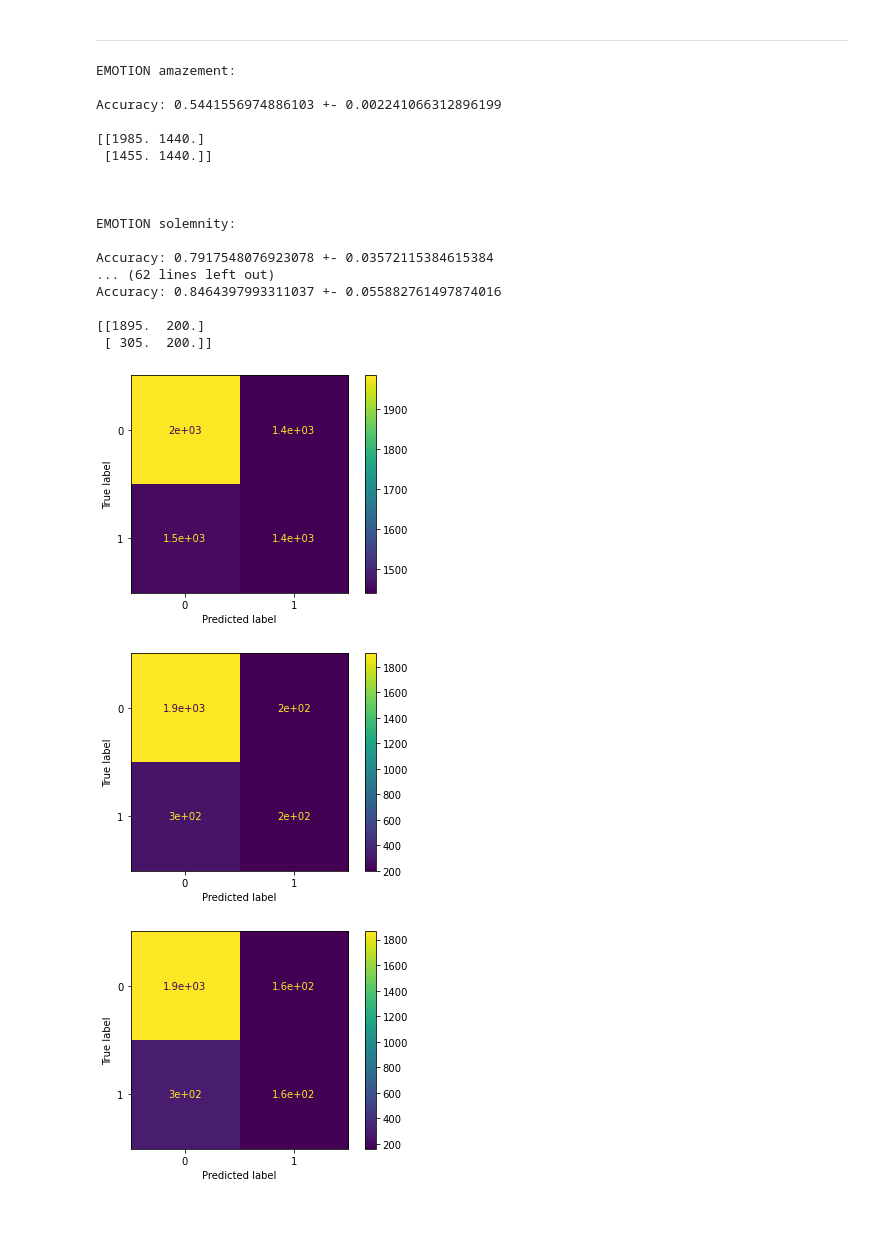
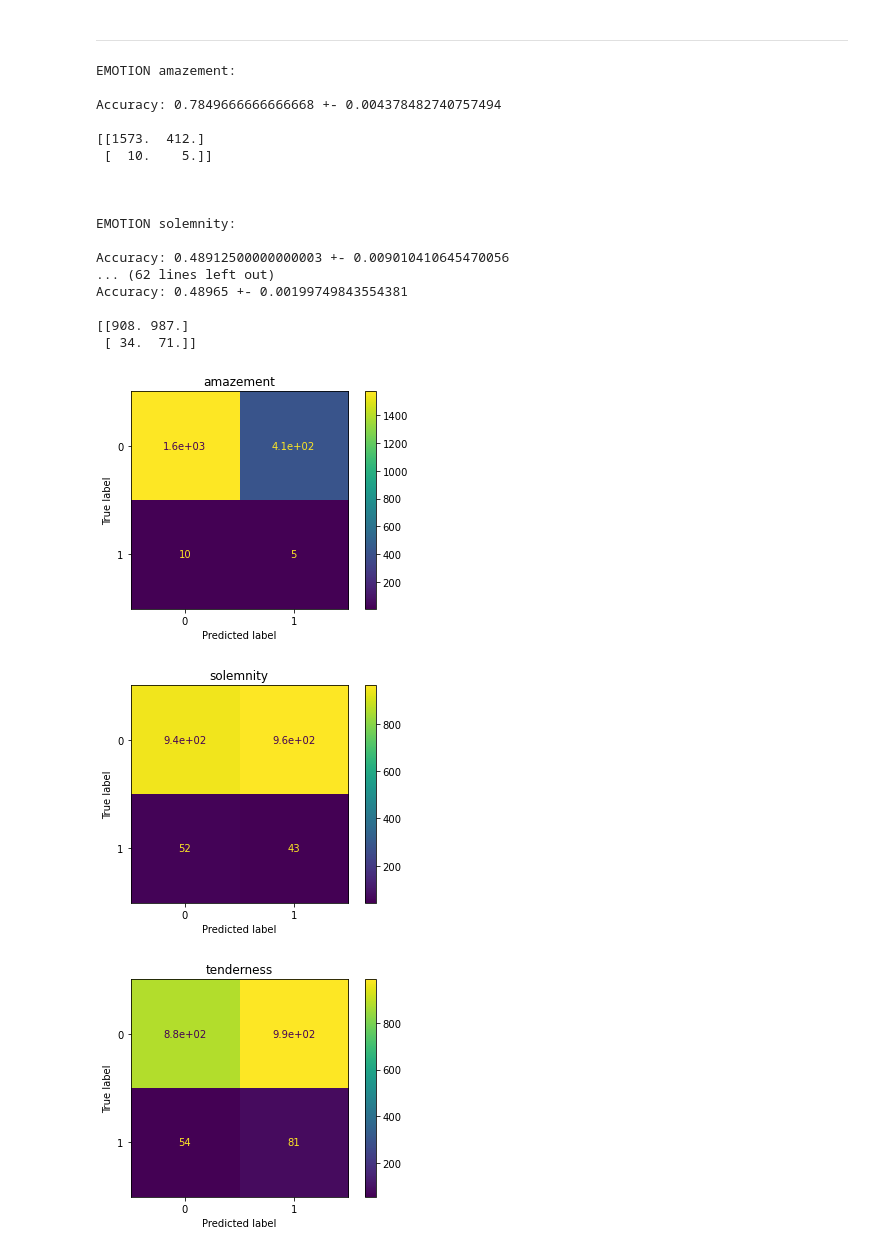
Before and after one commit to sergi-andreu/ProjectMusicInformatics, a Jupyter notebook: emotion classifier/emotionSimpleFeaturesSVC.ipynb, the cells around one changed output. Saved outputs shown, nothing was run; the diff lists cells and outputs as text; code cells hidden in the pictures; blank space fills up the shorter version.

Commit message:
account for balanced data + bug fix in confusion matrix

```diff
--- a/emotion classifier/emotionSimpleFeaturesSVC.ipynb
+++ b/emotion classifier/emotionSimpleFeaturesSVC.ipynb
@@ -107,7 +108,7 @@ def kFoldConfusionMatrix(k, features, labels):
     kfold_train_metrics = []
     kfold_test_metrics = []
 
-    confusion_Matrix = np.zeros((2,2))
+    confusion_Matrix_total = np.zeros((2, 2), dtype= 'int')
 
     # # Drop NaN values
     # NaNidx = np.where(features.isnull().any(axis=1).tolist())[0]
@@ -122,7 +123,6 @@ def kFoldConfusionMatrix(k, features, labels):
     cv = KFold(n_splits=k)
 
     for train_index, test_index in cv.split(total_input):
-
         train_df, train_labels = total_input.iloc[train_index], total_labels.iloc[train_index]
         test_df, test_labels = total_input.iloc[test_index], total_labels.iloc[test_index]
 
@@ -134,18 +134,22 @@ def kFoldConfusionMatrix(k, features, labels):
         test_df = (test_df - mean) / std
 
         # Classifier
-        clf = svm.SVC(kernel='linear')
+        clf = svm.SVC(kernel='linear', class_weight='balanced')
         clf.fit(train_df, train_labels)
 
         kfold_train_metrics.append(clf.score(train_df, train_labels))
         kfold_test_metrics.append(clf.score(test_df, test_labels))
 
-        confusion_Matrix += confusion_matrix(test_labels, clf.predict(test_df))
+        assert np.shape(clf.predict(test_df)) == np.shape(test_labels)
 
-    return confusion_Matrix
+        CM = confusion_matrix(test_labels, clf.predict(test_df), labels= [0,1])
+
+        assert np.shape(CM) == (2,2)
+
+        confusion_Matrix_total += CM
+    return confusion_Matrix_total
 # %%
 # Doing the actual training of the support vector classifier over multple rounds of shuffeling
-
 threshold = 0.5
 
 N_emotions = 9
@@ -159,7 +163,7 @@ accuracies = np.zeros((N_emotions, N_shuffles))
 
 for e_idx, emotion in enumerate(emotions):
     for Siter in range(N_shuffles):
-        thresholdedLabel = labels[emotion]
+        thresholdedLabel = copy.deepcopy(labels[emotion])
         thresholdedLabel[thresholdedLabel >= threshold] = int(1)
         thresholdedLabel[thresholdedLabel <  threshold] = int(0)
 
@@ -171,32 +175,34 @@ for e_idx, emotion in enumerate(emotions):
 # %%
 # Confusion matrix
 for e_idx, emotion in enumerate(emotions):
     print(f'EMOTION {emotion}: \n')
     print(f'Accuracy: {np.mean(accuracies[e_idx, :])} +- {np.std(accuracies[e_idx, :])} \n')
 
+    fig,ax = plt.subplots()
     CMATRIX = confusion_Matrix[e_idx, :, :]
     print(CMATRIX)
     print('\n\n')
     CM = ConfusionMatrixDisplay(CMATRIX)
-    CM.plot()
+    CM.plot(ax=ax)
+    ax.set_title(f'{emotion}')
 # %% [output]
 EMOTION amazement:
 
-Accuracy: 0.5441556974886103 +- 0.002241066312896199
+Accuracy: 0.7849666666666668 +- 0.004378482740757494
 
-[[1985. 1440.]
- [1455. 1440.]]
+[[1573.  412.]
+ [  10.    5.]]
 
 
 
 EMOTION solemnity:
 
-Accuracy: 0.7917548076923078 +- 0.03572115384615384
+Accuracy: 0.48912500000000003 +- 0.009010410645470056
 ... (62 lines left out)
-Accuracy: 0.8464397993311037 +- 0.055882761497874016
+Accuracy: 0.48965 +- 0.00199749843554381
 
-[[1895.  200.]
- [ 305.  200.]]
+[[908. 987.]
+ [ 34.  71.]]
-[figure, old version]
+[figure, new version]
-[figure, old version]
+[figure, new version]
-[figure, old version]
+[figure, new version]
```
Also changed, not shown: parts of 3 cells of this notebook.
